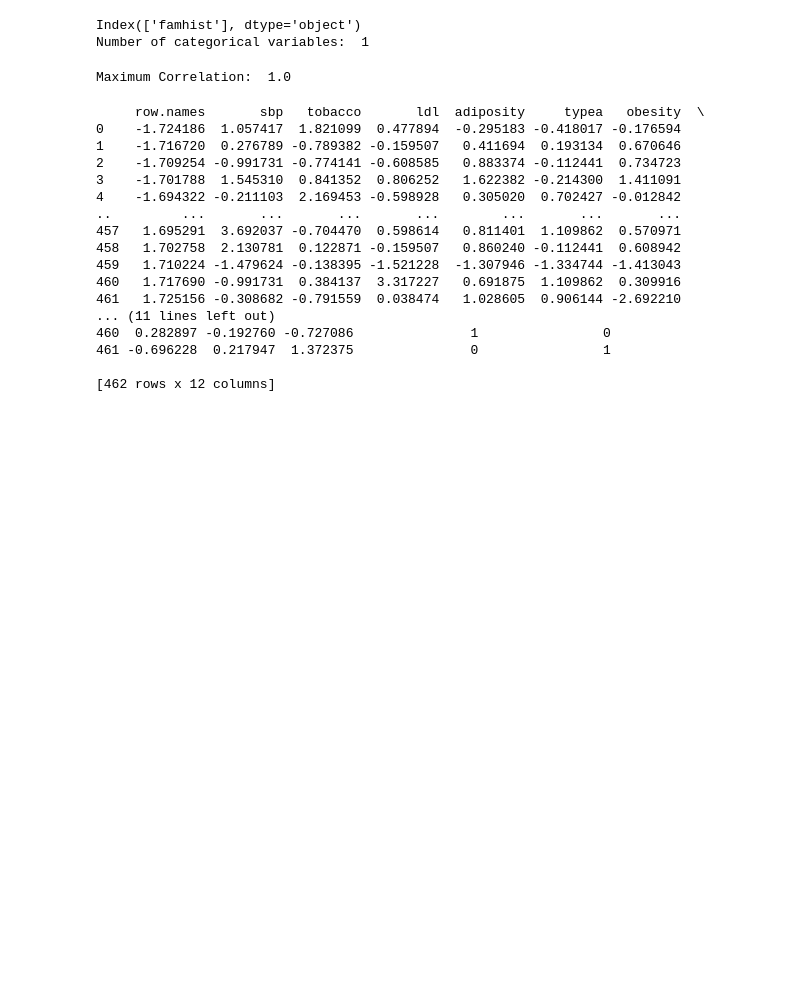
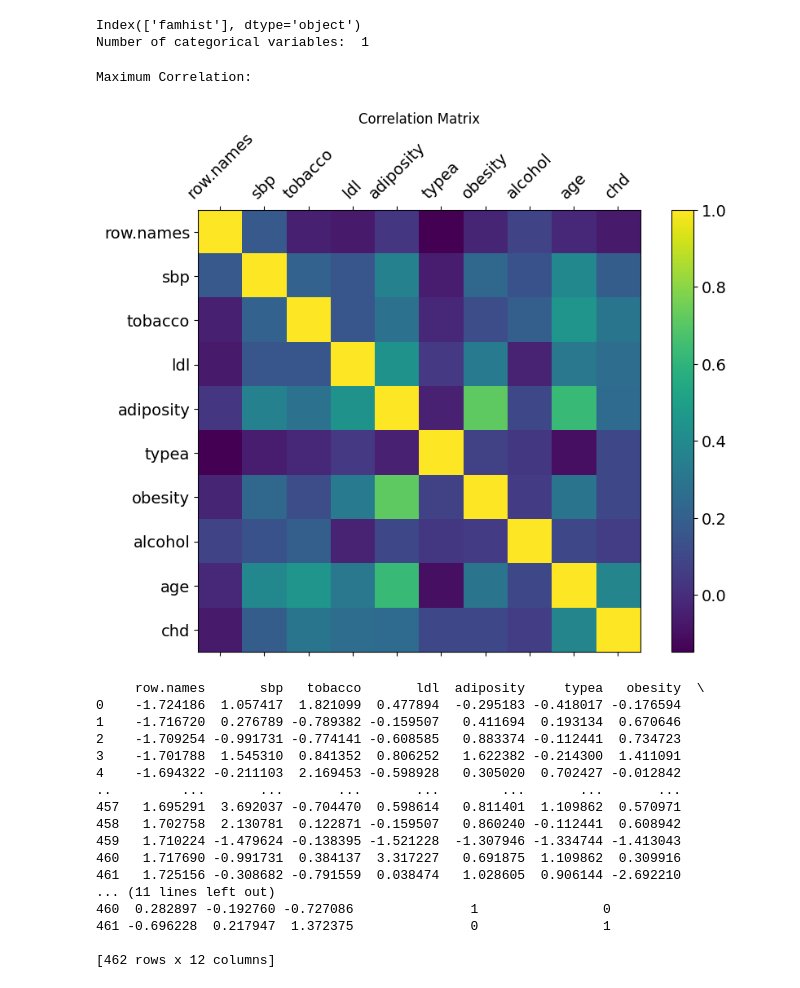
Before and after one commit to aaruma/Intelligent-Systems, a Jupyter notebook: Arjen_Arumalingam_Lab_2.ipynb, the cells around one changed output. Saved outputs shown, nothing was run; the diff lists cells and outputs as text; code cells hidden in the pictures; blank space fills up the shorter version.

```diff
--- a/Arjen_Arumalingam_Lab_2.ipynb
+++ b/Arjen_Arumalingam_Lab_2.ipynb
@@ -52,12 +52,24 @@ print("Number of categorical variables: ", category_num)
 # %% [output]
 Index(['famhist'], dtype='object')
 Number of categorical variables:  1
-# %%
-correlation_matrix = data.corr()
-correlation_max = correlation_matrix.abs().max().max()
-print("Maximum Correlation: ", correlation_max)
-# %% [output]
-Maximum Correlation:  1.0
+# %%
+correlation_matrix = data.corr()
+correlation_max = correlation_matrix.abs().max().max()
+print("Maximum Correlation:\n")
+
+# plt.matshow(correlation_matrix)
+# plt.show()
+
+f = plt.figure(figsize=(10, 7))
+plt.matshow(correlation_matrix, fignum = f.number)
+plt.xticks(range(data.select_dtypes(['number']).shape[1]), data.select_dtypes(['number']).columns, fontsize=14, rotation=45)
+plt.yticks(range(data.select_dtypes(['number']).shape[1]), data.select_dtypes(['number']).columns, fontsize=14)
+cb = plt.colorbar()
+cb.ax.tick_params(labelsize=14)
+plt.title('Correlation Matrix');
+# %% [output]
+Maximum Correlation:
+[figure, added]
 # %%
 # One-Hot Encoding
 encode_data = pd.get_dummies(data, columns = category_columns)
```
Also changed, not shown: parts of 2 cells of this notebook.
